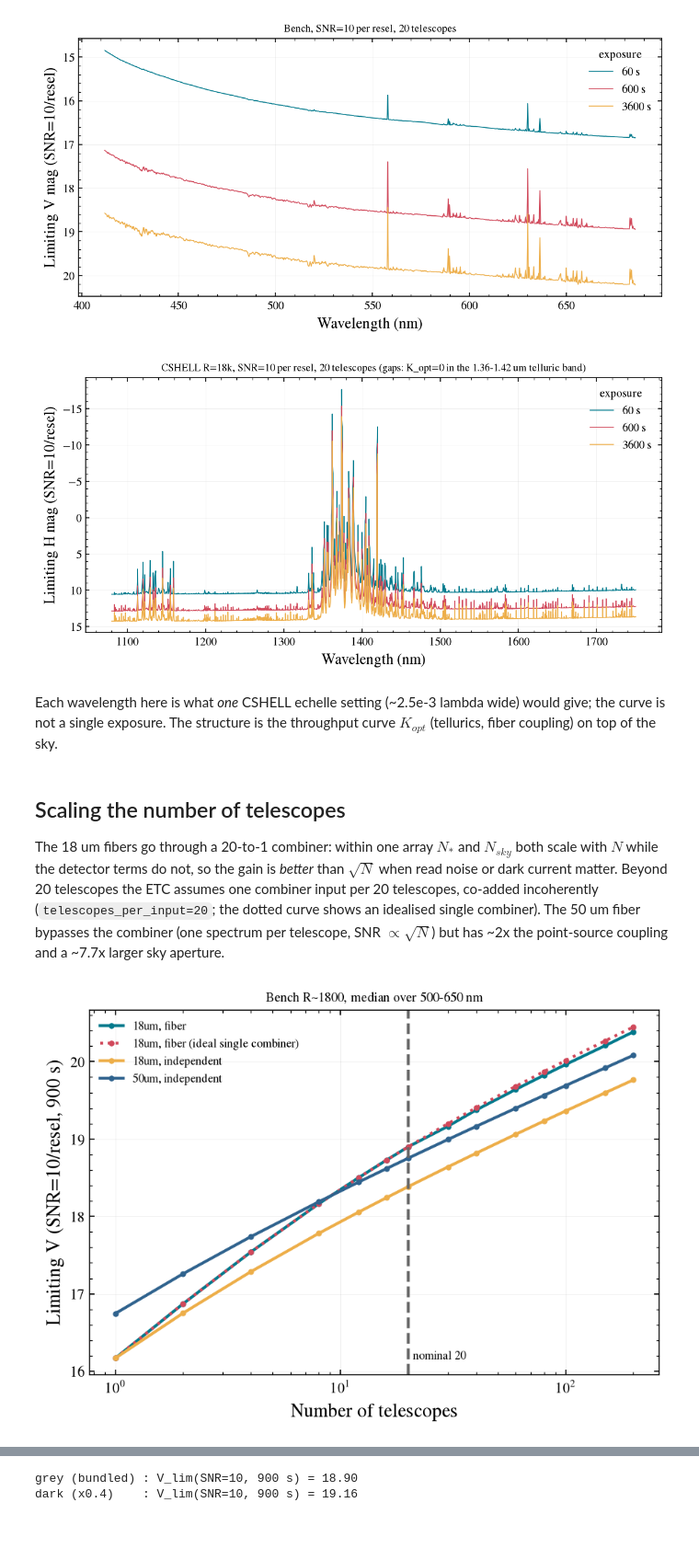
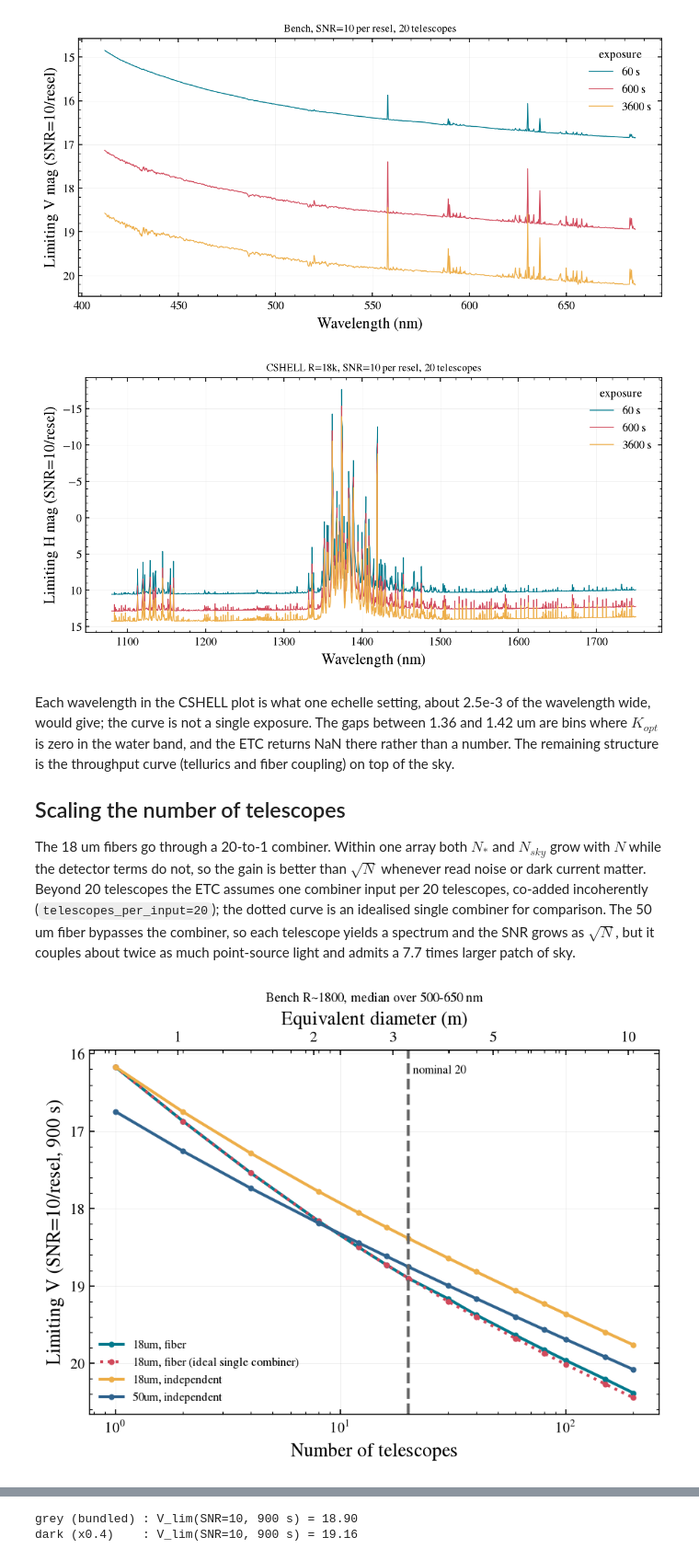
Before and after one commit to schmidt-observatories/lfast-etc, a Jupyter notebook: notebooks/02_sensitivity_maps_and_array_scaling.ipynb, the cells around one changed output, grey strips where cells are left out. Shown at 92% size. Cells and saved outputs as stored; diff of their text form; code cells hidden in the pictures; blank space fills up the shorter version.

```diff
--- a/notebooks/02_sensitivity_maps_and_array_scaling.ipynb
+++ b/notebooks/02_sensitivity_maps_and_array_scaling.ipynb
@@ -47,42 +63,40 @@ ax.set_title("Bench, SNR=10 per resel, 20 telescopes", fontsize=9);
 [figure]
 # %%
 fig, ax = plt.subplots(figsize=(9, 4))
-full = LFASTETC("cshell_r18000", n_telescopes=20)   # whole CSHELL range (many echelle settings)
+full = LFASTETC("cshell_r18000", n_telescopes=20)   # the whole CSHELL range, many echelle settings
 plot_limiting_magnitude(full, kstar, exptimes=[60, 600, 3600], snr=10, ax=ax)
-ax.set_title("CSHELL R=18k, SNR=10 per resel, 20 telescopes (gaps: K_opt=0 in the 1.36-1.42 um telluric band)", fontsize=9);
+ax.set_title("CSHELL R=18k, SNR=10 per resel, 20 telescopes", fontsize=9);
 # %% [output]
-[figure, old version]
+[figure, new version]
-# %% [markdown]
-Each wavelength here is what *one* CSHELL echelle setting (~2.5e-3 lambda wide) would give; the
-curve is not a single exposure. The structure is the throughput curve $K_{opt}$ (tellurics, fiber
-coupling) on top of the sky.
 # %% [markdown]
+Each wavelength in the CSHELL plot is what one echelle setting, about 2.5e-3 of the wavelength
+wide, would give; the curve is not a single exposure. The gaps between 1.36 and 1.42 um are bins
+where $K_{opt}$ is zero in the water band, and the ETC returns NaN there rather than a number.
+The remaining structure is the throughput curve (tellurics and fiber coupling) on top of the sky.
+
 ## Scaling the number of telescopes
 
-The 18 um fibers go through a 20-to-1 combiner: within one array $N_*$ and $N_{sky}$ both scale with
-$N$ while the detector terms do not, so the gain is *better* than $\sqrt{N}$ when read noise or dark
-current matter. Beyond 20 telescopes the ETC assumes one combiner input per 20 telescopes, co-added
-incoherently (`telescopes_per_input=20`; the dotted curve shows an idealised single combiner). The
-50 um fiber bypasses the combiner (one spectrum per telescope, SNR $\propto\sqrt N$) but has ~2x the
-point-source coupling and a ~7.7x larger sky aperture.
+The 18 um fibers go through a 20-to-1 combiner. Within one array both $N_*$ and $N_{sky}$ grow
+with $N$ while the detector terms do not, so the gain is better than $\sqrt{N}$ whenever read
+noise or dark current matter. Beyond 20 telescopes the ETC assumes one combiner input per 20
+telescopes, co-added incoherently (`telescopes_per_input=20`); the dotted curve is an idealised
+single combiner for comparison. The 50 um fiber bypasses the combiner, so each telescope yields a
+spectrum and the SNR grows as $\sqrt{N}$, but it couples about twice as much point-source light
+and admits a 7.7 times larger patch of sky.
 # %%
 ns = np.array([1, 2, 4, 8, 12, 16, 20, 30, 40, 60, 80, 100, 150, 200])
-rows = {}
-for fiber, combine, tpi in (("18um", "fiber", 20), ("18um", "fiber", None), ("18um", "independent", 20), ("50um", "independent", 20)):
-    if True:
-        lim = []
-        for n in ns:
-            e = LFASTETC("bench_r1800", telescope=Telescope(n_telescopes=n, fiber=fiber, combine=combine, telescopes_per_input=tpi))
-            lim.append(e.limiting_magnitude(gstar, exptime=900, snr=10, wavelength=(500, 650)))
-        rows[(fiber, combine, tpi)] = np.array(lim)
-
+configs = (("18um", "fiber", 20), ("18um", "fiber", None), ("18um", "independent", 20), ("50um", "independent", 20))
 fig, ax = plt.subplots(figsize=(7, 4.5))
-for (fiber, combine, tpi), lim in rows.items():
+for fiber, combine, tpi in configs:
+    lim = [LFASTETC("bench_r1800", telescope=Telescope(n_telescopes=int(n), fiber=fiber, combine=combine, telescopes_per_input=tpi))
+           .limiting_magnitude(gstar, exptime=900, snr=10, wavelength=(500, 650)) for n in ns]
     ax.plot(ns, lim, marker='o', ms=3, ls=':' if tpi is None else '-',
             label=f"{fiber}, {combine}" + (" (ideal single combiner)" if tpi is None else ""))
-ax.set_xscale('log'); ax.set_xlabel("Number of telescopes"); ax.set_ylabel("Limiting V (SNR=10/resel, 900 s)")
-ax.axvline(20, color='0.4', ls='--'); ax.text(21, ax.get_ylim()[0]+0.2, "nominal 20", fontsize=8)
-ax.legend(fontsize=8); ax.set_title("Bench R~1800, median over 500-650 nm", fontsize=9);
+ax.set_xscale('log'); ax.invert_yaxis()
+ax.set_xlabel("Number of telescopes"); ax.set_ylabel("Limiting V (SNR=10/resel, 900 s)")
+ax.axvline(20, color='0.4', ls='--'); ax.text(21, ax.get_ylim()[1]+0.3, "nominal 20", fontsize=8)
+ax.legend(fontsize=8); ax.set_title("Bench R~1800, median over 500-650 nm", fontsize=9)
+equivalent_diameter_axis(ax);
 # %% [output]
-[figure, old version]
+[figure, new version]
 # %% [markdown]
```
Also changed, not shown: parts of 18 cells of this notebook, 43 other files.
